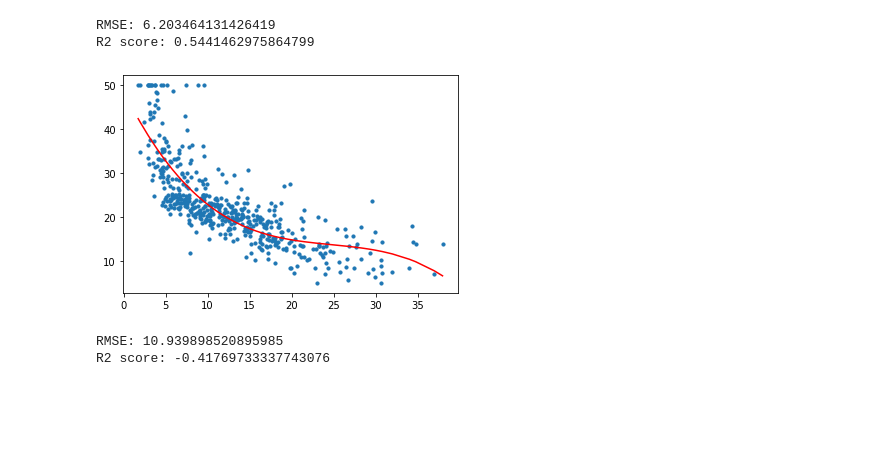
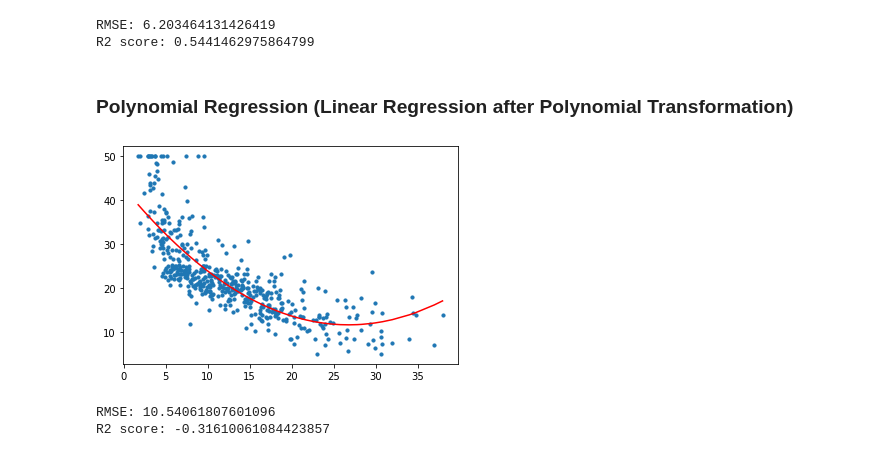
Before and after one commit to JonasSchroeder/handsonmachinelearning, a Jupyter notebook: Regularized Linear Models.ipynb, the cells around one changed output. Saved outputs shown, nothing was run; the diff lists cells and outputs as text; code cells hidden in the pictures; blank space fills up the shorter version.

```diff
--- a/Regularized Linear Models.ipynb
+++ b/Regularized Linear Models.ipynb
@@ -72,6 +72,8 @@ print("R2 score: " + str(r2))
 [figure]
 RMSE: 6.203464131426419
 R2 score: 0.5441462975864799
+# %% [markdown]
+### Polynomial Regression (Linear Regression after Polynomial Transformation)
 # %%
 # Polynomial regression
 import operator
@@ -80,35 +82,35 @@ from sklearn.preprocessing import PolynomialFeatures
 from sklearn.metrics import mean_squared_error, r2_score
 import numpy as np
 import matplotlib.pyplot as plt
 
 lin_reg = LinearRegression()
 
 # reshape
 X_re = X[:, np.newaxis]
 y_re = y[:, np.newaxis]
 
 # polynomial transformation
-polynomial_features= PolynomialFeatures(degree=3)
+polynomial_features= PolynomialFeatures(degree=2)
 X_poly = polynomial_features.fit_transform(X_re)
 
 lin_reg.fit(X_poly, y_re)
 
 y_poly_pred = lin_reg.predict(X_poly)
 
-# Plot fit over data: degree 3
+# Plot fit over data: degree 2
 plt.scatter(X_re, y_re, s=10)
 sort_axis = operator.itemgetter(0)
 sorted_zip = sorted(zip(X, y_poly_pred), key=sort_axis)
 X_re_sort, y_poly_pred = zip(*sorted_zip)
 plt.plot(X_re_sort, y_poly_pred, color='r')
 plt.show()
 
 # Model accuracy
 rmse = np.sqrt(mean_squared_error(y_re, y_poly_pred))
 r2 = r2_score(y_re, y_poly_pred)
 print("RMSE: " + str(rmse))
 print("R2 score: " + str(r2))
 # %% [output]
-[figure, old version]
+[figure, new version]
-RMSE: 10.939898520895985
-R2 score: -0.41769733337743076
+RMSE: 10.54061807601096
+R2 score: -0.31610061084423857
```
Also changed, not shown: parts of 12 cells of this notebook.
